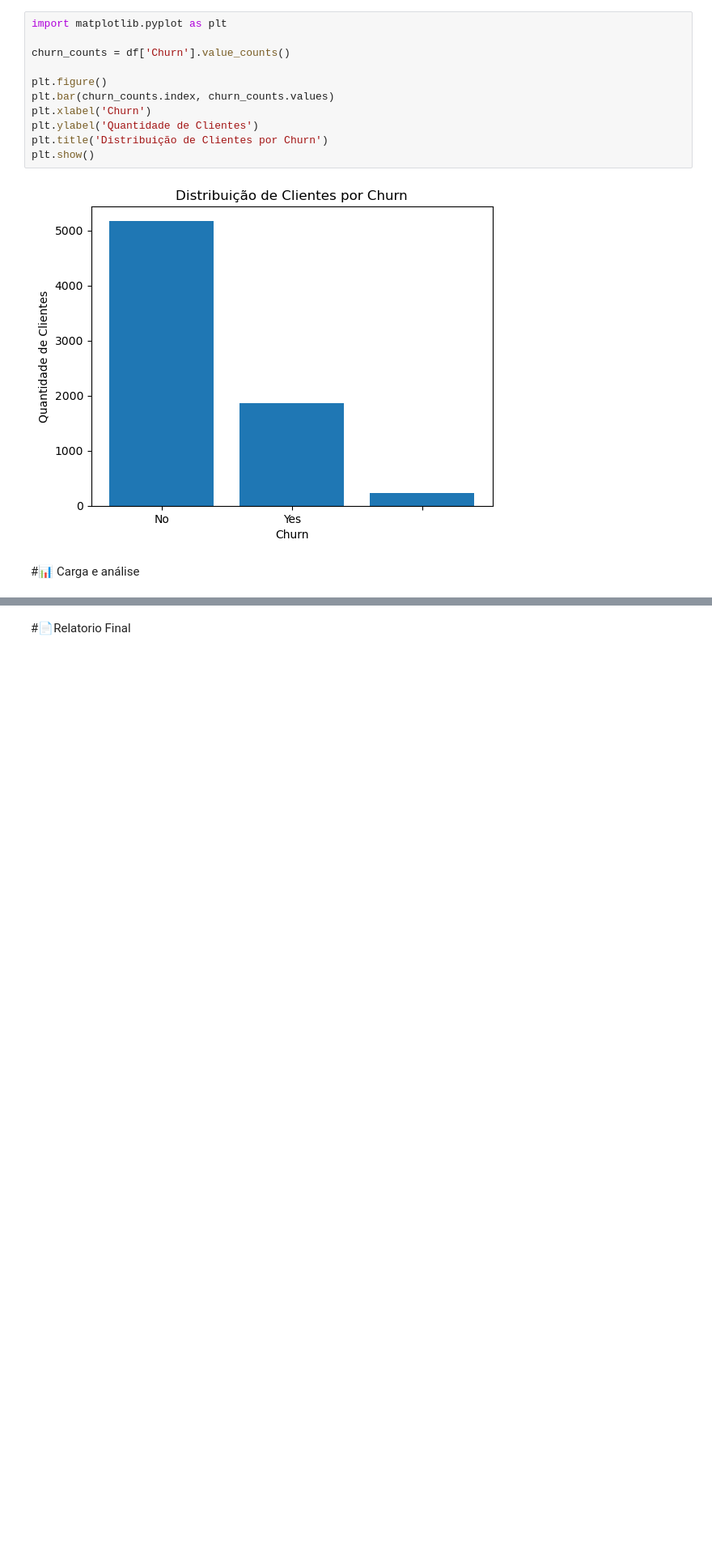
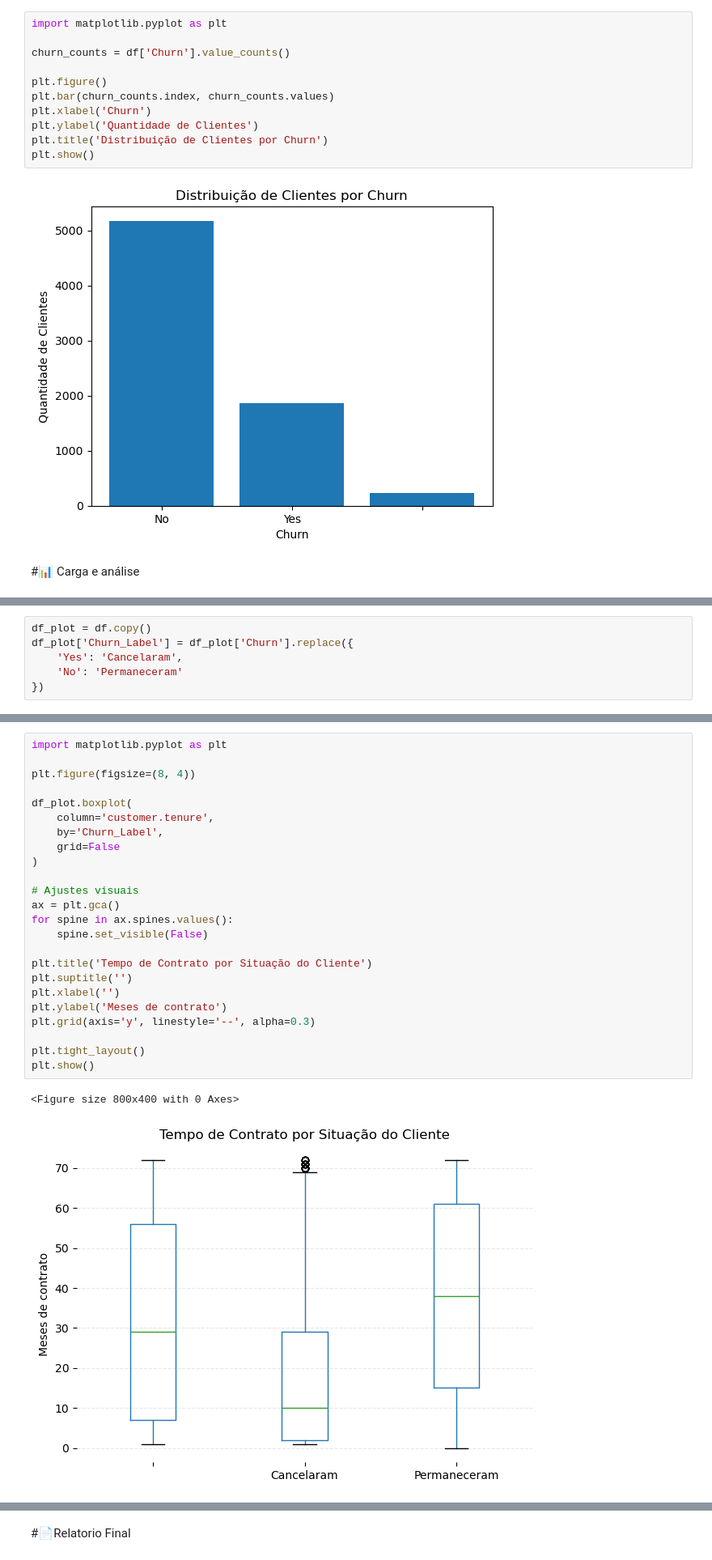
Before and after one commit to washingtongomes/desafio-telecom-x, a Jupyter notebook: TelecomX_BR.ipynb, the cells around one changed output, grey strips where cells are left out. Shown at 81% size. Drawn from its saved outputs; the diff is of its cells as text; blank space fills up the shorter version.

```diff
--- a/TelecomX_BR.ipynb
+++ b/TelecomX_BR.ipynb
@@ -241,0 +356,6 @@ plt.show()
+# %%
+df_plot = df.copy()
+df_plot['Churn_Label'] = df_plot['Churn'].replace({
+    'Yes': 'Cancelaram',
+    'No': 'Permaneceram'
+})
@@ -241,0 +378,27 @@ plt.show()
+# %%
+import matplotlib.pyplot as plt
+
+plt.figure(figsize=(8, 4))
+
+df_plot.boxplot(
+    column='customer.tenure',
+    by='Churn_Label',
+    grid=False
+)
+
+# Ajustes visuais
+ax = plt.gca()
+for spine in ax.spines.values():
+    spine.set_visible(False)
+
+plt.title('Tempo de Contrato por Situação do Cliente')
+plt.suptitle('')
+plt.xlabel('')
+plt.ylabel('Meses de contrato')
+plt.grid(axis='y', linestyle='--', alpha=0.3)
+
+plt.tight_layout()
+plt.show()
+# %% [output]
+<Figure size 800x400 with 0 Axes>
+[figure, added]
```
Also changed, not shown: parts of 9 cells of this notebook, 1 other file.
